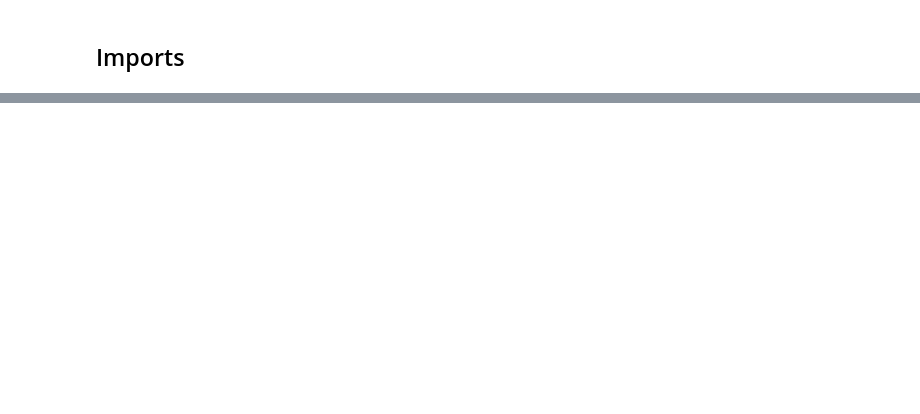
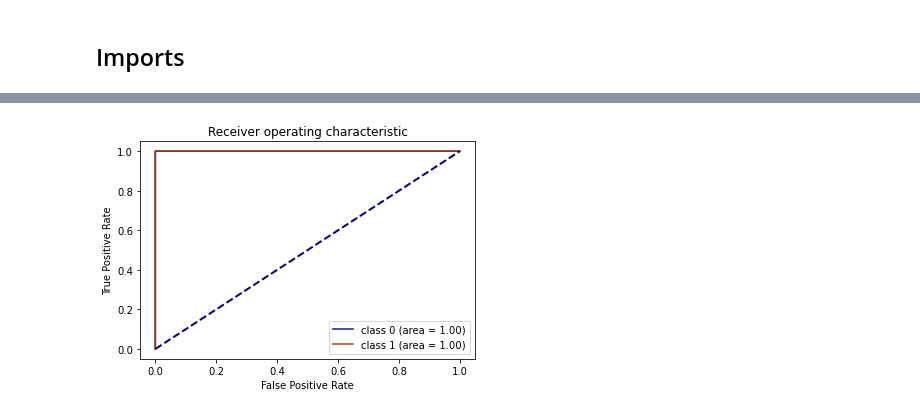
Before and after one commit to ravisiv/PhishingEmailDetection, a Jupyter notebook: apurv.ipynb, the cells around one changed output, grey strips where cells are left out. Cells and saved outputs as stored; diff of their text form; code cells hidden in the pictures; blank space fills up the shorter version.

```diff
--- a/apurv.ipynb
+++ b/apurv.ipynb
@@ -27,0 +549,31 @@ rf_model = run_randomforestclassifier(email_df)
+# %%
+XGB = xgb.XGBClassifier()
+
+# define parameters
+clf_n_estimators_XGB = [200]
+clf_learning_rate_XGB =  [0.0001, 0.001, 0.01, 0.1, 0.2, 0.3, 0.4, 0.5]
+clf_max_depth_XGB = range(3, 15)
+clf_colsample_bytree_XFB = [i/10.0 for i in range(1, 3)]
+clf_gamma_XGB = [0.01, 0.05, 0.1, 0.2, 0.3]
+lambda_XGB = [0.01, 0.05, 0.1, 1.0, 5.0, 10.0, 50.0, 100.0]
+min_child_weight = [0.1, 0.9, 0.95, 2, 3]
+random_state_XGB = [1234]
+
+# define random search
+param_random_XGB = dict(n_estimators=clf_n_estimators_XGB, learning_rate=clf_learning_rate_XGB,
+                     max_depth=clf_max_depth_XGB, colsample_bytree = clf_colsample_bytree_XFB,
+                    gamma=clf_gamma_XGB, reg_lambda=lambda_XGB, random_state=random_state_XGB)
+
+
+search_XGB = RandomizedSearchCV(estimator=XGB, param_distributions=param_random_XGB, n_jobs=3, cv=cv,
+                               scoring='accuracy',n_iter=20, verbose=5)
+# %%
+%%time
+result_XGB = search_XGB.fit(X_scaled, y)
+# summarize results
+print("Best: %f using %s" % (result_XGB.best_score_, result_XGB.best_params_))
+means = result_XGB.cv_results_['mean_test_score']
+stds = result_XGB.cv_results_['std_test_score']
+params = result_XGB.cv_results_['params']
+for mean, stdev, param in zip(means, stds, params):
+    print("%f (%f) with: %r" % (mean, stdev, param))
@@ -27,0 +632,5 @@ rf_model = run_randomforestclassifier(email_df)
+# %%
+# ROC curve for Random Forest Classifier
+roc_curve_plot(result_XGB, X_scaled, y)
+# %% [output]
+[figure, added]
```
Also changed, not shown: parts of 78 cells of this notebook.
